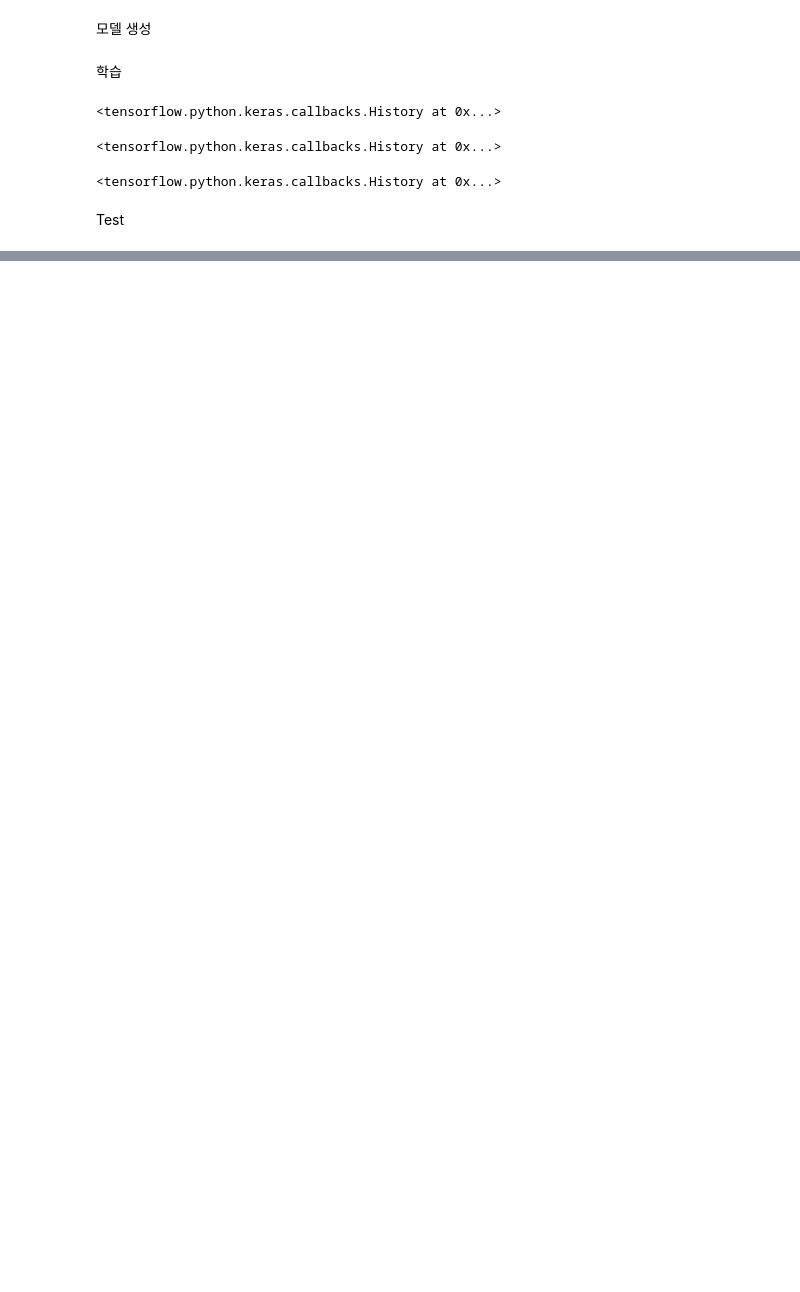
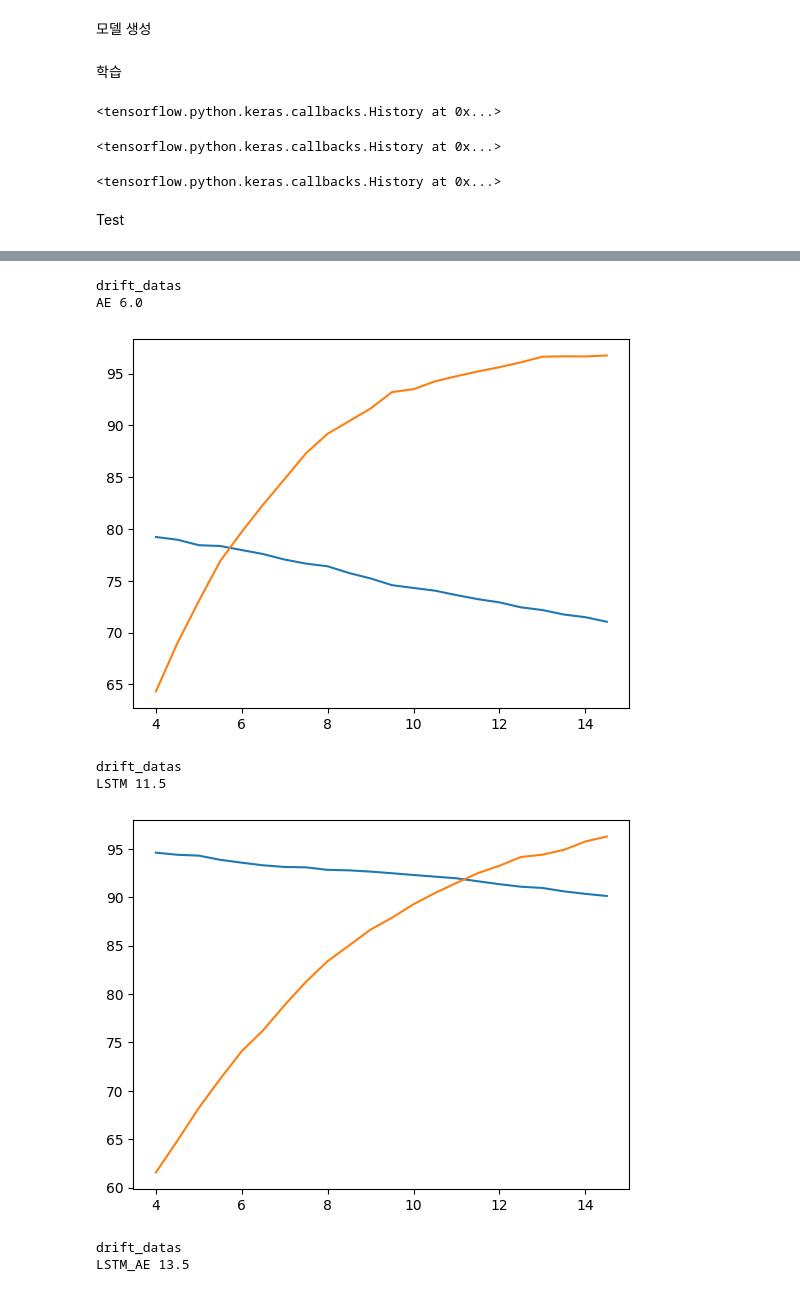
Before and after one commit to yilee10/detect_anormal, a Jupyter notebook: model_test.ipynb, the cells around one changed output, grey strips where cells are left out. Drawn from its saved outputs; the diff is of its cells as text; code cells hidden in the pictures; blank space fills up the shorter version.

Commit message:
drift_datas auto evaluation

```diff
--- a/model_test.ipynb
+++ b/model_test.ipynb
@@ -331,0 +319,44 @@ LSTM_AE_list
+# %%
+def evaluation_file_to_pd(model):
+    drift_files = glob.glob(f'model_evaluation/{model}/drift.csv')
+    erratic_files = glob.glob(f'model_evaluation/{model}/erratic.csv')
+    hardover_files = glob.glob(f'model_evaluation/{model}/hardover.csv')
+    spike_files = glob.glob(f'model_evaluation/{model}/spike.csv')
+    stuck_files = glob.glob(f'model_evaluation/{model}/stuck.csv')
+
+    drift_datas = dataReader(drift_files)
+    erratic_datas = dataReader(erratic_files)
+    hardover_datas = dataReader(hardover_files)
+    spike_datas = dataReader(spike_files)
+    stuck_datas = dataReader(stuck_files)
+
+    return drift_datas,erratic_datas,hardover_datas,spike_datas,stuck_datas
+# %%
+model_list = ['AE','LSTM','LSTM_AE']
+for model in model_list:
+    drift_datas,erratic_datas,hardover_datas,spike_datas,stuck_datas = evaluation_file_to_pd(model) #'AE','LSTM','LSTM_AE'
+    #print(model)
+    #print(drift_datas)
+# %%
+model_list = ['AE','LSTM','LSTM_AE']
+for model in model_list:
+    drift_datas,erratic_datas,hardover_datas,spike_datas,stuck_datas = evaluation_file_to_pd(model) #'AE','LSTM','LSTM_AE'
+    file_size = len(drift_datas)
+    for i in range(file_size):
+        #print(drift_datas["Recall"][i],drift_datas["Percision"][i])
+        if(drift_datas["Recall"][i]<=drift_datas["Percision"][i]):
+            print("drift_datas")
+            print(model,drift_datas["Threshold"][i])
+            break
+    plt.plot(drift_datas["Threshold"],drift_datas["Recall"])
+    plt.plot(drift_datas["Threshold"],drift_datas["Percision"])
+    plt.show()
+# %% [output]
+drift_datas
+AE 6.0
+[figure, added]
+drift_datas
+LSTM 11.5
+[figure, added]
+drift_datas
+LSTM_AE 13.5
```
Also changed, not shown: parts of 5 cells of this notebook.
